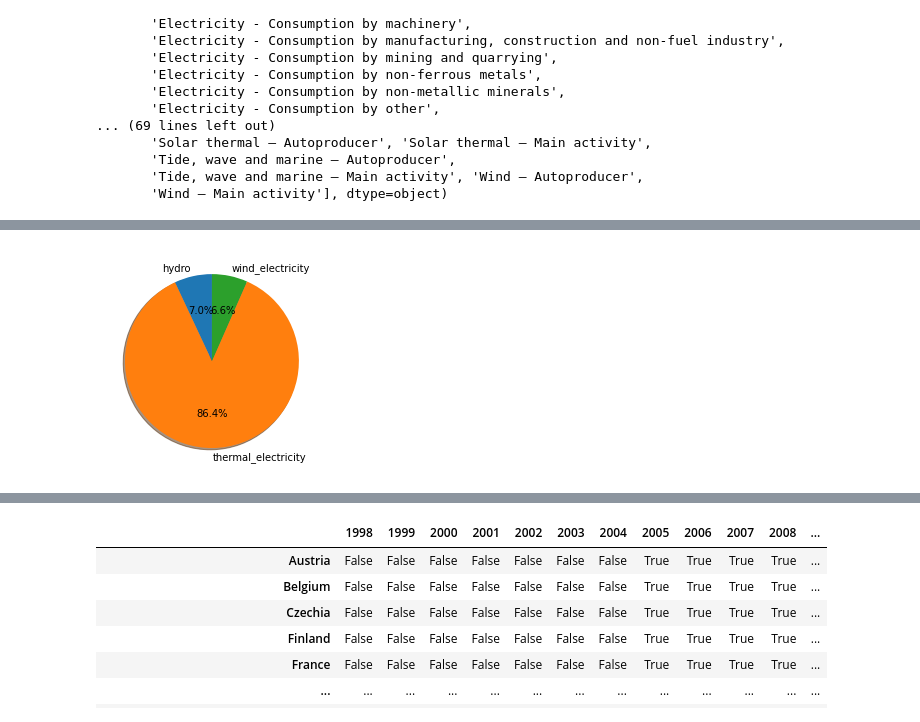
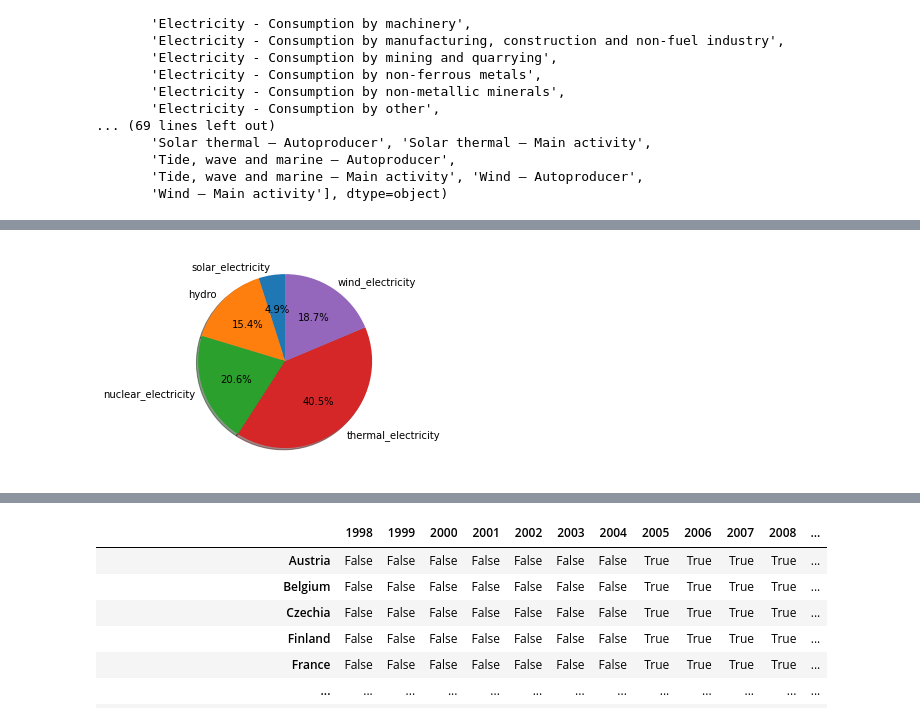
Before and after one commit to dcalvomayo/energytrends, a Jupyter notebook: Energy Trends.ipynb, the cells around one changed output, grey strips where cells are left out. Drawn from its saved outputs; the diff is of its cells as text; code cells hidden in the pictures.

```diff
--- a/Energy Trends.ipynb
+++ b/Energy Trends.ipynb
@@ -212,27 +220,0 @@ plt.legend()
-# %%
-list_of_countries = df['country_or_area'].unique()
-
-solar_increase_bycountry = pd.DataFrame(columns=['country_or_area','quantity'])
-solar_increase_bycountry.set_index('country_or_area')
-
-for country in df['country_or_area'].unique():
-
-    try:
-        value = (df_solar_production[(df_solar_production['year']==2010) &
-                                    (df_solar_production['country_or_area']==country)]['quantity'].values \
-                /df_electricity_production[(df_electricity_production['year']==2010) &
-                                    (df_electricity_production['country_or_area']==country)]['quantity'].values \
-                -df_solar_production[(df_solar_production['year']==1999) &
-                                    (df_solar_production['country_or_area']==country)]['quantity'].values \
-                /df_electricity_production[(df_electricity_production['year']==1999) &
-                                    (df_electricity_production['country_or_area']==country)]['quantity'].values)
-
-        solar_increase_bycountry=pd.concat([solar_increase_bycountry,pd.DataFrame({'country_or_area': country, 'quantity': value}, index=['country_or_area'])], axis=0)
-
-    except:
-        solar_increase_bycountry=pd.concat([solar_increase_bycountry,pd.DataFrame({'country_or_area': country, 'quantity': pd.NA}, index=['country_or_area'])], axis=0)
-
-
-solar_increase_bycountry = solar_increase_bycountry.set_index('country_or_area')
-print(solar_increase_bycountry.sort_values('quantity',ascending=False))
-print(solar_increase_bycountry.notnull().sum())
@@ -297,6 +357,2 @@ def create_df_increase_by_country(df, category, list_of_countries, from_year, to
 
     return df_increase
-# %%
-categories = ['hydro','solar']
-columns=['country_or_area']
-print(columns + categories)
@@ -330,4 +422,2 @@ def create_df_pool_by_country(df, categories, list_of_countries, year):
 # %%
-pool = ['solar_electricity','hydro','nuclear_electricity','thermal_electricity','wind_electricity','tide_wave_and_ocean_electricity']
-df_pool = create_df_pool_by_country(df, pool, list_of_countries, 2014)
-df_pool.loc['Greenland']
+df_pool = create_df_pool_by_country(df, list_of_countries, 2014)
@@ -342,12 +424,12 @@ Name: Greenland, dtype: float64
 # %%
 fig1, ax1 = plt.subplots()
 
-df_pool_clean = df_pool.loc['Morocco'].dropna(axis=0)
-
-#df_pool_clean
+df_pool_clean = df_pool.loc['Spain'].dropna(axis=0)
 
 ax1.pie(df_pool_clean, labels=df_pool_clean.index, autopct='%1.1f%%', shadow=True, startangle=90)
 
-plt.show()
+#plt.show()
+
+plt.savefig('image2.png')
 # %% [output]
-[figure, old version]
+[figure, new version]
```
Also changed, not shown: parts of 143 cells of this notebook.
